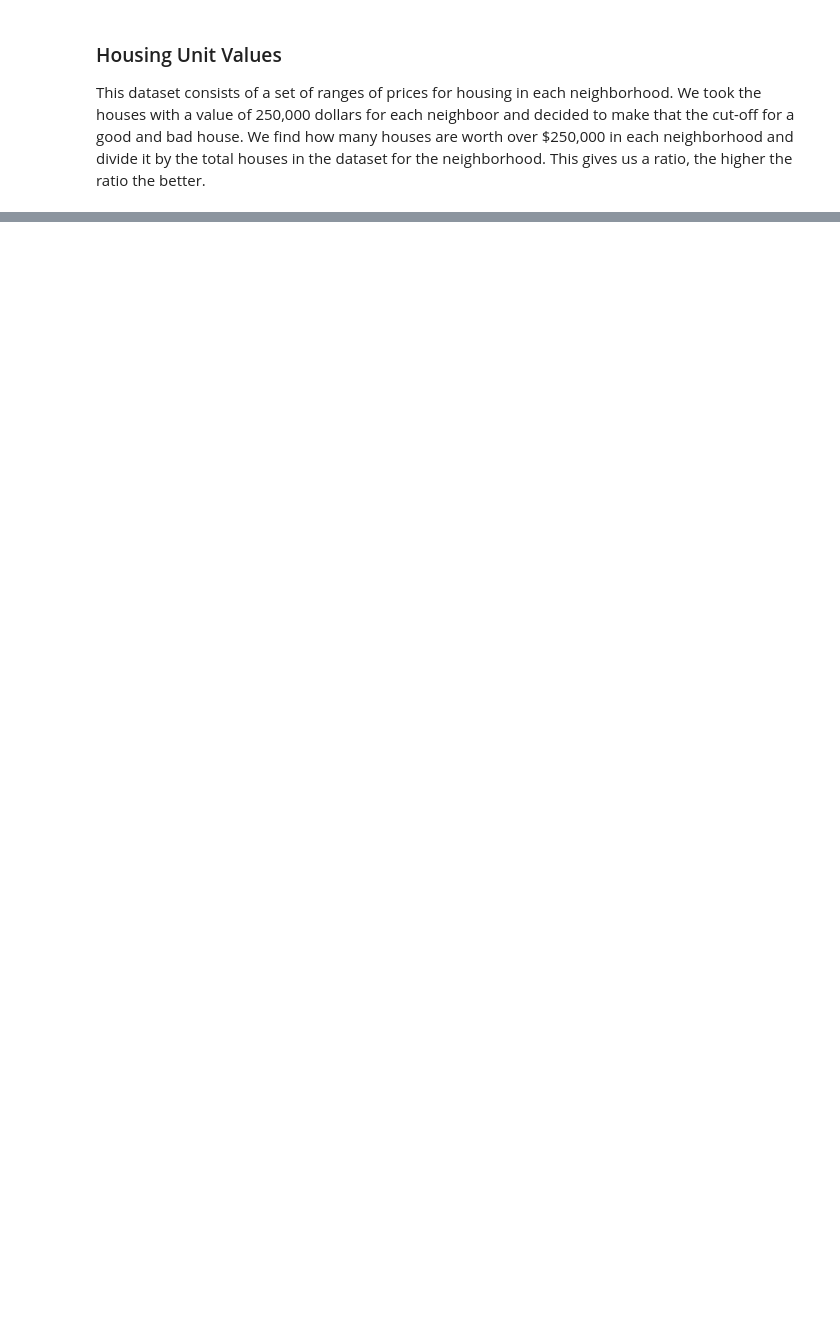
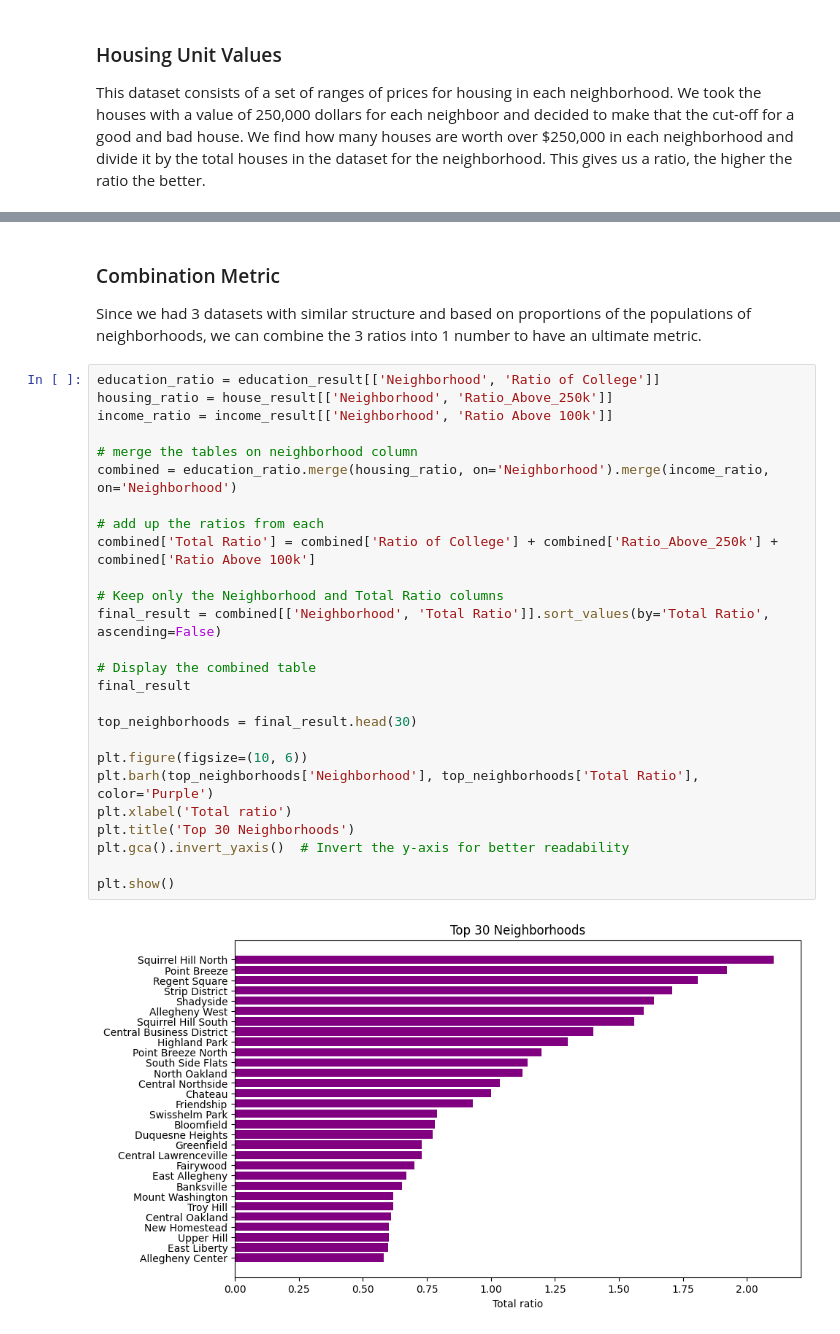
Before and after one commit to IlayDvir/BestNeighborhood, a Jupyter notebook: Neighborhoodpicker.ipynb, the cells around one changed output, grey strips where cells are left out. Drawn from its saved outputs; the diff is of its cells as text; blank space fills up the shorter version.

```diff
--- a/Neighborhoodpicker.ipynb
+++ b/Neighborhoodpicker.ipynb
@@ -150,3 +131,35 @@ result.head(30)
+# %% [markdown]
+### Combination Metric
+
+Since we had 3 datasets with similar structure and based on proportions of the populations of neighborhoods, we can combine the 3 ratios into 1 number to have an ultimate metric.
+# %%
+education_ratio = education_result[['Neighborhood', 'Ratio of College']]
+housing_ratio = house_result[['Neighborhood', 'Ratio_Above_250k']]
+income_ratio = income_result[['Neighborhood', 'Ratio Above 100k']]
+
+# merge the tables on neighborhood column
+combined = education_ratio.merge(housing_ratio, on='Neighborhood').merge(income_ratio, on='Neighborhood')
+
+# add up the ratios from each
+combined['Total Ratio'] = combined['Ratio of College'] + combined['Ratio_Above_250k'] + combined['Ratio Above 100k']
+
+# Keep only the Neighborhood and Total Ratio columns
+final_result = combined[['Neighborhood', 'Total Ratio']].sort_values(by='Total Ratio', ascending=False)
+
+# Display the combined table
+final_result
+
+top_neighborhoods = final_result.head(30)
+
+plt.figure(figsize=(10, 6))
+plt.barh(top_neighborhoods['Neighborhood'], top_neighborhoods['Total Ratio'], color='Purple')
+plt.xlabel('Total ratio')
+plt.title('Top 30 Neighborhoods')
+plt.gca().invert_yaxis()  # Invert the y-axis for better readability
+
+plt.show()
+# %% [output]
+[figure, added]
 # %% [markdown]
 ## Conclusion
 
```
Also changed, not shown: parts of 4 cells of this notebook.
